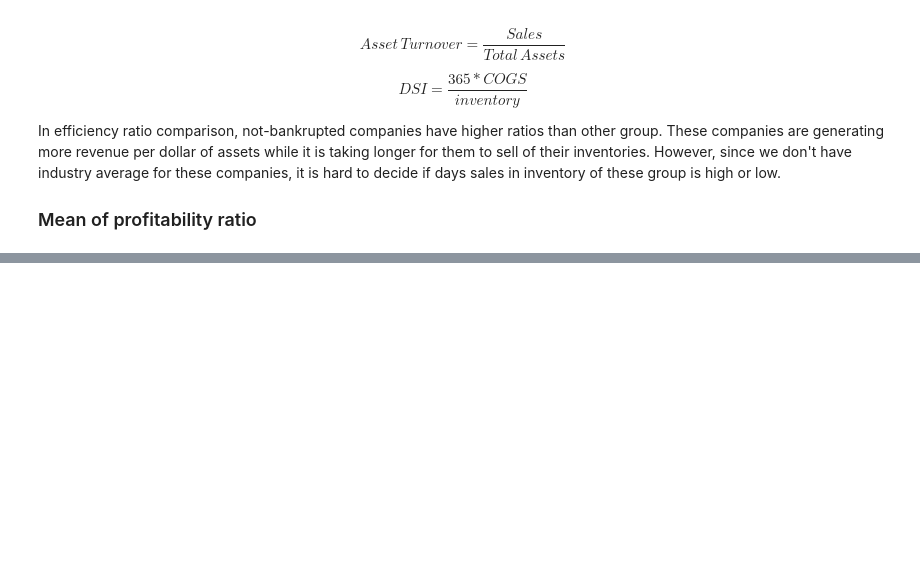
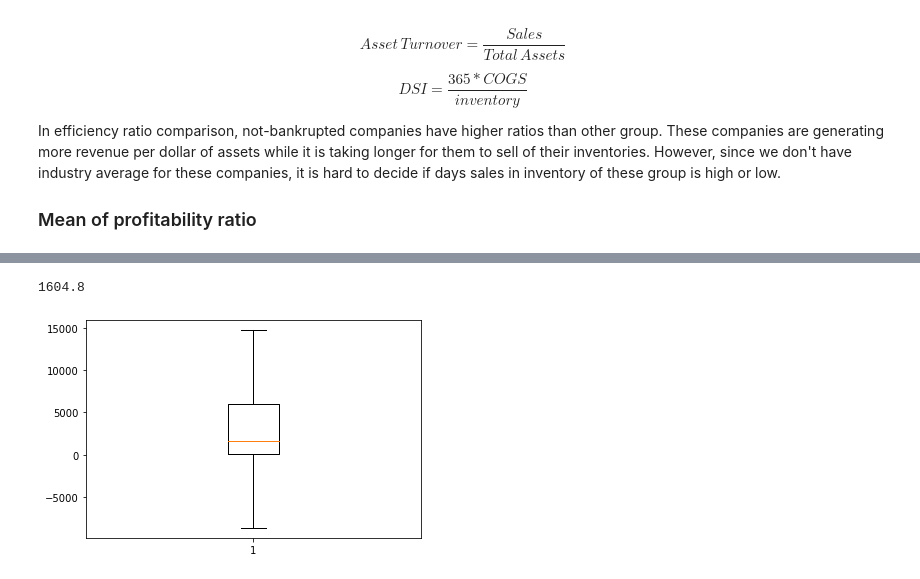
Before and after one commit to vuchau8592/project_data_tidy, a Jupyter notebook: Tidy_and_analysis.ipynb, the cells around one changed output, grey strips where cells are left out. Drawn from its saved outputs; the diff is of its cells as text; code cells hidden in the pictures; blank space fills up the shorter version.

```diff
--- a/Tidy_and_analysis.ipynb
+++ b/Tidy_and_analysis.ipynb
@@ -264,0 +273,3 @@ Besides, since the data is not cleaned, there are a lot of outliers, the analyzi
+# %%
+df = pd.read_csv('data/1year.arff', skiprows=69, names = ["X"+str(i) for i in range(1, 66)])
+df.head()
@@ -264,0 +309,6 @@ Besides, since the data is not cleaned, there are a lot of outliers, the analyzi
+# %%
+que_mark = df.replace("?", np.NaN)
+df_clean1 = que_mark.replace(",","")
+# %%
+df_clean = df_clean1.astype("float64")
+df_clean.info()
@@ -264,0 +393,8 @@ Besides, since the data is not cleaned, there are a lot of outliers, the analyzi
+# %%
+df_clean["X55"].median()
+# %% [output]
+1604.8
+# %%
+plt.boxplot(df_clean["X55"], showfliers=False);
+# %% [output]
+[figure, added]
```
Also changed, not shown: parts of 37 cells of this notebook.
